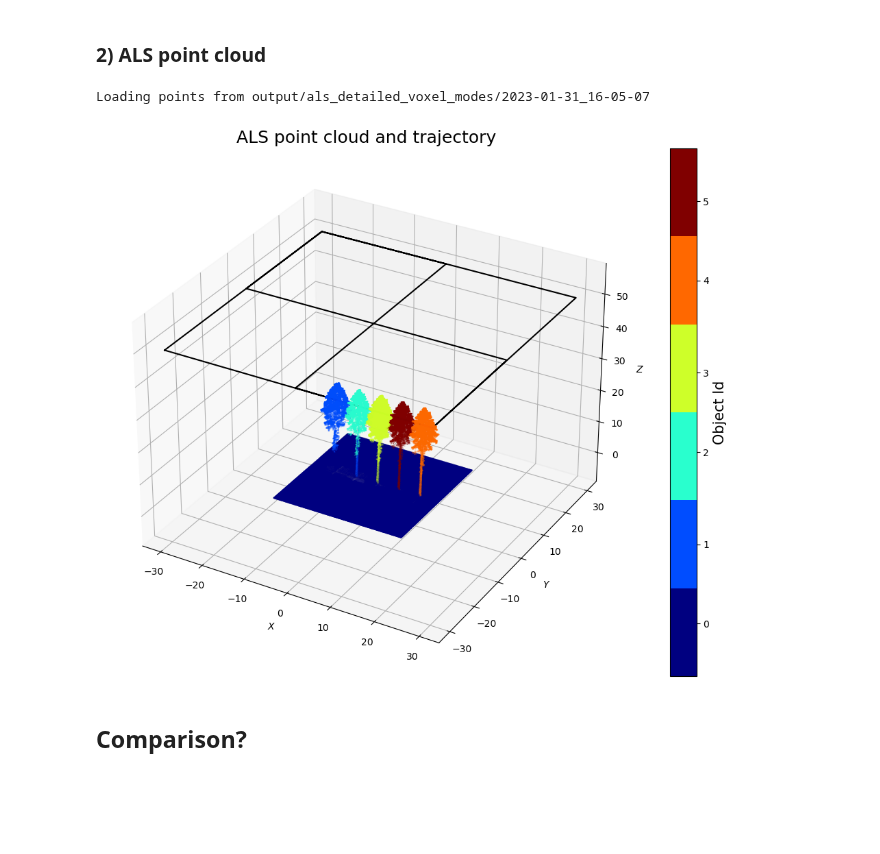
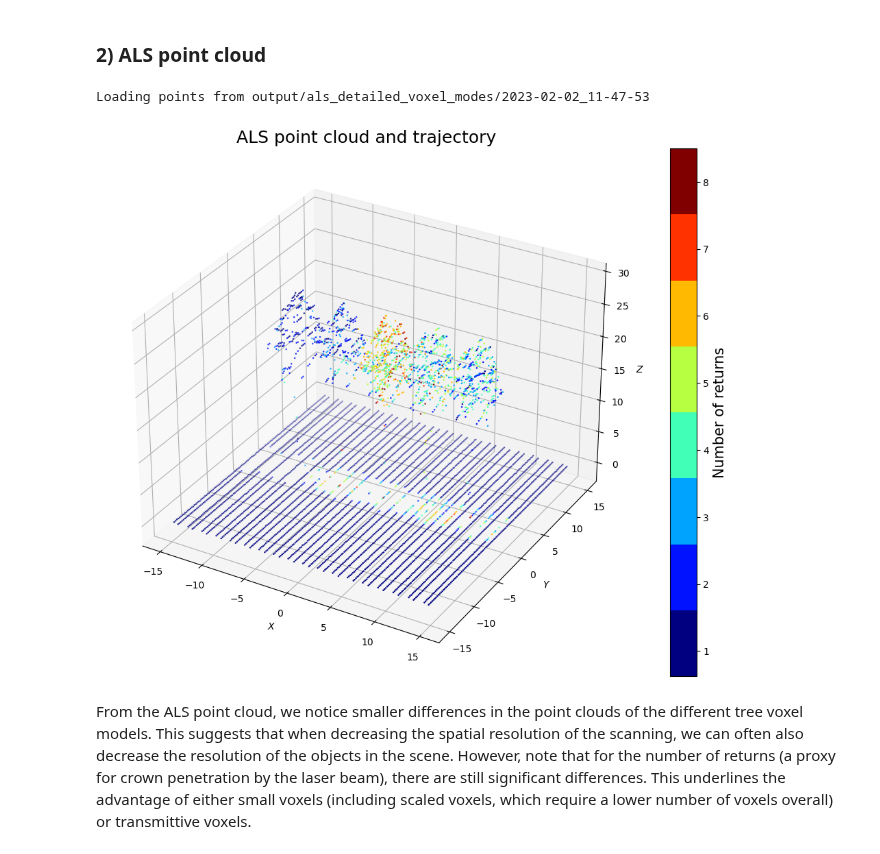
Before and after one commit to hexagon-geo-surv/helios, a Jupyter notebook: example_notebooks/9_als_uls_detailed_voxel_demo.ipynb, the cells around one changed output. Cells and saved outputs as stored; diff of their text form; code cells hidden in the pictures; blank space fills up the shorter version.

Commit message:
detailed voxel notebook modifications

```diff
--- a/example_notebooks/9_als_uls_detailed_voxel_demo.ipynb
+++ b/example_notebooks/9_als_uls_detailed_voxel_demo.ipynb
@@ -283,48 +265,44 @@ strip_1 = np.loadtxt(Path(output_path_als) / 'leg000_points.xyz')
 strip_2 = np.loadtxt(Path(output_path_als) / 'leg002_points.xyz')
 
 #stacking the strips
-strips= np.vstack((strip_1, strip_2, strip_3, strip_4, strip_5, strip_6))
+strips = np.vstack((strip_1, strip_2))
 
-traj_1 = np.loadtxt(Path(output_path_als) / 'leg000_trajectory.txt')
-traj_2 = np.loadtxt(Path(output_path_als) / 'leg002_trajectory.txt')
-
-traj = np.vstack((traj_1[:, :3], traj_2[:, :3], traj_3[:, :3], traj_4[:, :3], traj_5[:, :3], traj_6[:, :3]))
+traj_1_als = np.loadtxt(Path(output_path_als) / 'leg000_trajectory.txt')
+traj_2_als = np.loadtxt(Path(output_path_als) / 'leg002_trajectory.txt')
 # %% [output]
-Loading points from output/als_detailed_voxel_modes/2023-01-31_16-05-07
+Loading points from output/als_detailed_voxel_modes/2023-02-02_11-47-53
 # %%
 # Matplotlib figures.
 fig = plt.figure(figsize=(15,10))
 
 
 #settings for a discrete colorbar
-N=6
-cmap=plt.get_cmap('jet',N)
-# Scatter plot (coloured by hitObjectId).
+N = int(np.max(strips[:, 6]))
+cmap=plt.get_cmap('jet', N)
+# Scatter plot (coloured by number of returns).
 ax = fig.add_subplot(projection='3d')
-sc = ax.scatter(strips[:, 0], strips[:, 1], strips[:, 2], c=strips[:, 8], cmap=cmap, s=0.02, label='scene')
-
-# Plot of trajectory.
-ax.plot(traj[:,0], traj[:,1], traj[:,2], c = 'black', label = 'scanner trajectory')
+sc = ax.scatter(strips[:, 0], strips[:, 1], strips[:, 2], c=strips[:, 6], cmap=cmap, s=0.7, label='scene')
 
 # Add axis labels.
 ax.set_xlabel('$X$')
 ax.set_ylabel('$Y$')
 ax.set_zlabel('$Z$')
 
 set_axes_equal(ax)
 
 # Set title.
 ax.set_title(label='ALS point cloud and trajectory',fontsize=18)
 
+tick_locs = (np.arange(N+1) + 0.5)*(N)/(N+1)
+cbar = plt.colorbar(sc, ticks=tick_locs)
 
-cbar = plt.colorbar(sc, ticks=[1, 2.5,4.25,5.75,7.5,9])
-
-cbar.set_label("Object Id", fontsize=15)
-cbar.ax.set_yticklabels(['0', '1', '2','3','4','5'])
+cbar.set_label("Number of returns", fontsize=15)
+tick_labels = [str(i) for i in range(N+1)]
+cbar.ax.set_yticklabels(tick_labels)
 
 # Display results
 plt.show()
 # %% [output]
-[figure, old version]
+[figure, new version]
-# %% [markdown]
-## Comparison?
+# %% [markdown]
+From the ALS point cloud, we notice smaller differences in the point clouds of the different tree voxel models. This suggests that when decreasing the spatial resolution of the scanning, we can often also decrease the resolution of the objects in the scene. However, note that for the number of returns (a proxy for crown penetration by the laser beam), there are still significant differences. This underlines the advantage of either small voxels (including scaled voxels, which require a lower number of voxels overall) or transmittive voxels.
```
Also changed, not shown: parts of 21 cells of this notebook.
